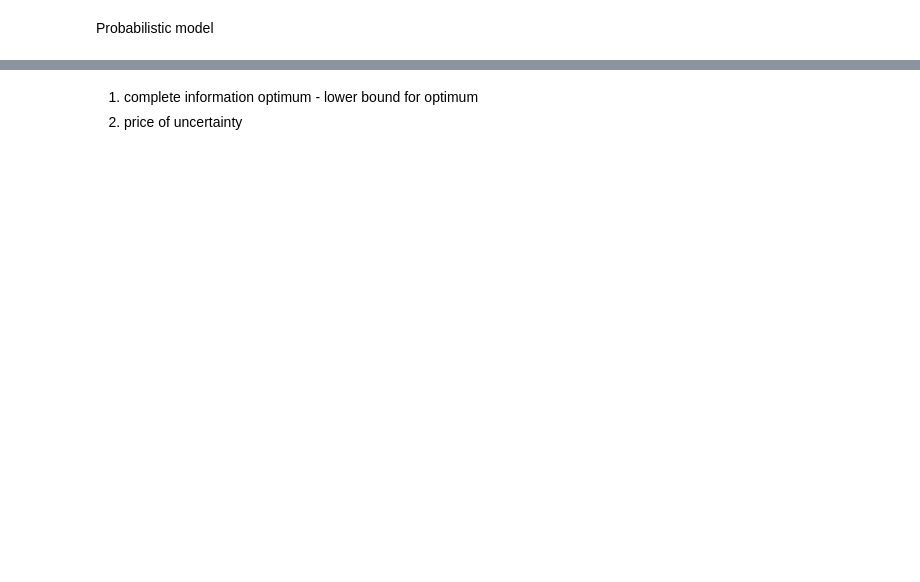
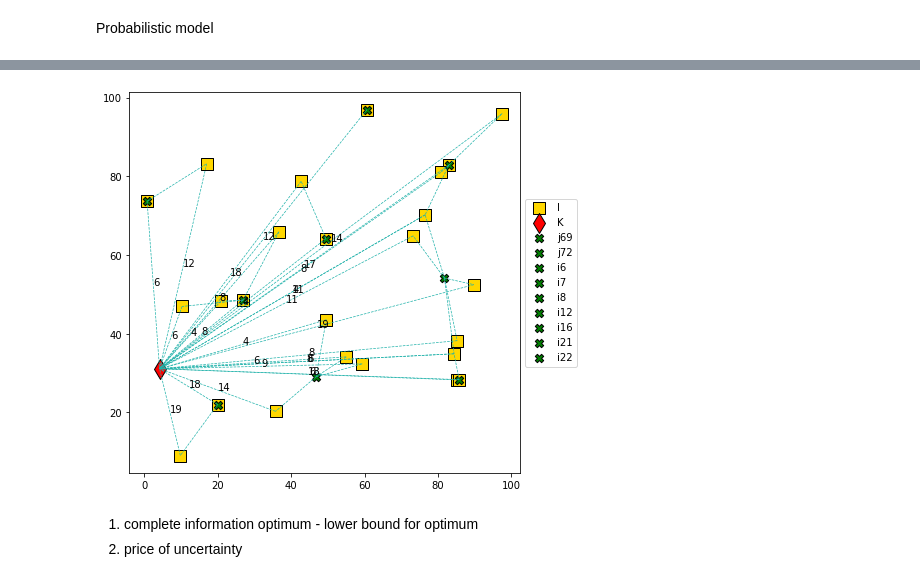
Before and after one commit to petrenaa/Master_Thesis_Drone_Specimen_Delivery, a Jupyter notebook: Specimen Delivery Project.ipynb, the cells around one changed output, grey strips where cells are left out. Drawn from its saved outputs; the diff is of its cells as text; code cells hidden in the pictures; blank space fills up the shorter version.

Commit message:
Add probabilistic relaxed model

```diff
--- a/Specimen Delivery Project.ipynb
+++ b/Specimen Delivery Project.ipynb
@@ -478,0 +574,42 @@ SolutionGraph(I, K, J, model_det)
+# %%
+#Redefine sets N_i
+
+N_i = {}
+N_interim = []
+
+for i in I.index:
+    for (k, j) in L:
+        if dist_JI[j, i] <= S:
+            if dist_JI[j, i] + dist_IK[i, k] <= B:
+                N_interim.append((k, j))
+    N_i[i] = N_interim
+    N_interim = []
+
+N_i_interim = {key : val for key, val in N_i.items() if val != []}
+
+I_feas = list(N_i_interim.keys())
+# %%
+#Redefine constants and random variables
+
+
+I_feasG = []
+for i in I_feas:
+    for g in range(1, g_i[i] + 1):
+        I_feasG.append((i, g))
+# %%
+model_prob_rel = gp.Model('Probabilistic model with relaxation')
+
+x_ikj = model_prob_rel.addVars(I.index, L, vtype = GRB.INTEGER, name = 'x_ikj')
+y_j = model_prob_rel.addVars(J.index, vtype = GRB.BINARY, name = 'y_j')
+z_ig = model_prob_rel.addVars(IG, vtype = GRB.BINARY, name = 'z_ig')
+# %%
+model_prob_rel.addConstr((gp.quicksum(h_ig[ig] * z_ig[ig] for ig in I_feasG)) >= phi, name = 'c15')
+model_prob_rel.addConstrs((gp.quicksum(x_ikj[i, k, j] for (k, j) in N_i[i]) == l_i[i] + gp.quicksum(z_ig) for (i, g) in I_feasG), name = 'c16')
+model_prob_rel.addConstrs((gp.quicksum(x_ikj[i, k, j] for i in M_kj[(k, j)]) <= q_j[j] * y_j[j] for (k, j) in KJ_feas), name = 'c17')
+model_prob_rel.addConstrs(((dist_JI[(j, i)] + dist_IK[(i, k)] + dist_KJ[(k, j)]) * y_j[j] <= B
+                  for (k, j) in N_i[i] for i in M_kj[(k, j)]), name = 'c18')
+model_prob_rel.addConstrs((dist_JI[(j, i)] * y_j[j] <= S for (k, j) in N_i[i] for i in M_kj[(k, j)]), name = 'c19')
+
+
+model_prob_rel.setObjective(alpha * gp.quicksum(x_ikj) + gp.quicksum(beta[j] * y_j[j] for j in J.index), GRB.MINIMIZE)
+model_prob_rel.optimize()
@@ -479,3 +654,7 @@ SolutionGraph(I, K, J, model_det)
+# %%
+SolutionGraph(I, K, J, model_prob_rel)
+# %% [output]
+[figure, added]
 # %% [markdown]
 1) complete information optimum - lower bound for optimum
 2) price of uncertainty
```
Also changed, not shown: parts of 24 cells of this notebook.
